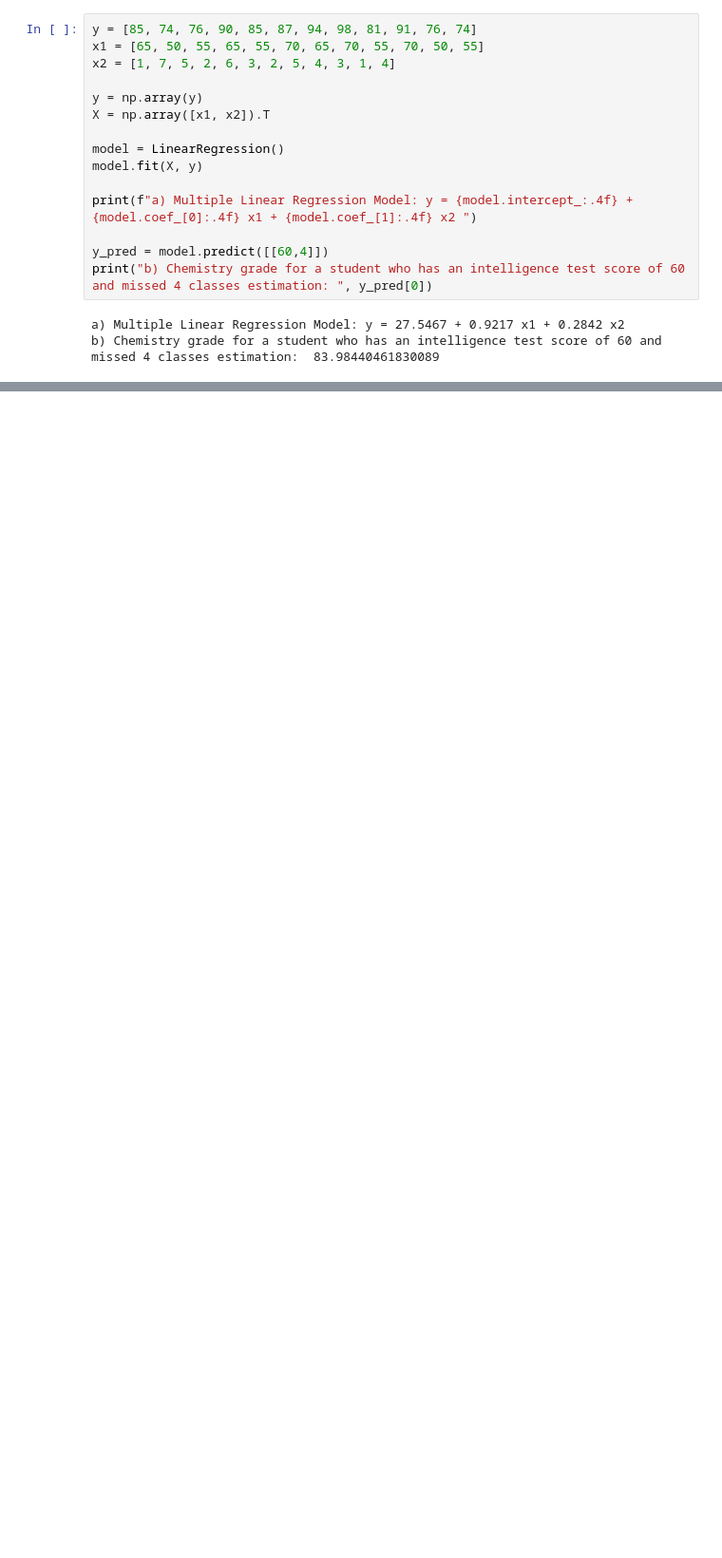
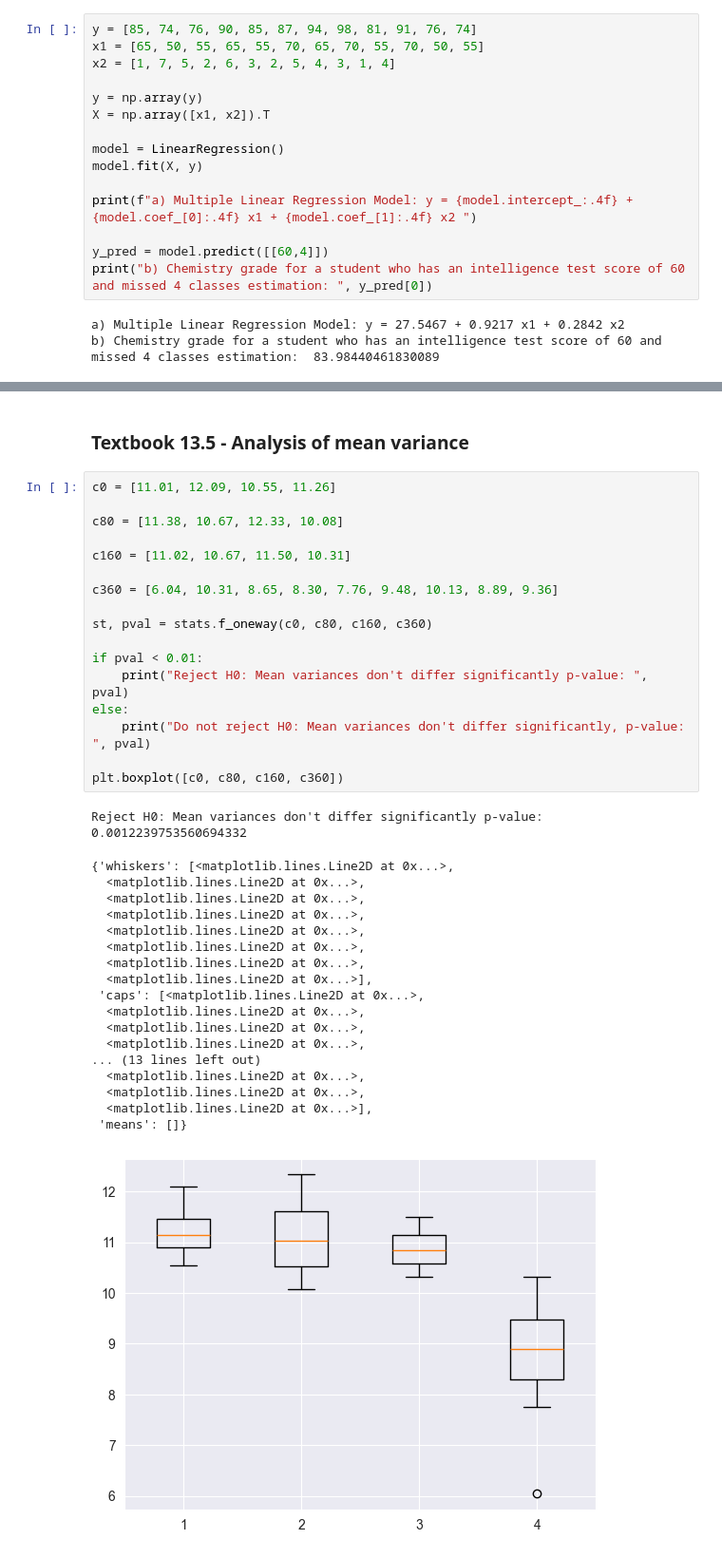
Before and after one commit to JotaN98/MScDataScience_AI, a Jupyter notebook: Statistics/Textbook_Exercises.ipynb, the cells around one changed output, grey strips where cells are left out. Shown at 95% size. Drawn from its saved outputs; the diff is of its cells as text; blank space fills up the shorter version.

```diff
--- a/Statistics/Textbook_Exercises.ipynb
+++ b/Statistics/Textbook_Exercises.ipynb
@@ -124,0 +256,39 @@ b) Chemistry grade for a student who has an intelligence test score of 60 and mi
+# %% [markdown]
+### Textbook 13.5 - Analysis of mean variance
+# %%
+c0 = [11.01, 12.09, 10.55, 11.26]
+
+c80 = [11.38, 10.67, 12.33, 10.08]
+
+c160 = [11.02, 10.67, 11.50, 10.31]
+
+c360 = [6.04, 10.31, 8.65, 8.30, 7.76, 9.48, 10.13, 8.89, 9.36]
+
+st, pval = stats.f_oneway(c0, c80, c160, c360)
+
+if pval < 0.01:
+    print("Reject H0: Mean variances don't differ significantly p-value: ", pval)
+else:
+    print("Do not reject H0: Mean variances don't differ significantly, p-value: ", pval)
+
+plt.boxplot([c0, c80, c160, c360])
+# %% [output]
+Reject H0: Mean variances don't differ significantly p-value:  0.0012239753560694332
+{'whiskers': [<matplotlib.lines.Line2D at 0x...>,
+  <matplotlib.lines.Line2D at 0x...>,
+  <matplotlib.lines.Line2D at 0x...>,
+  <matplotlib.lines.Line2D at 0x...>,
+  <matplotlib.lines.Line2D at 0x...>,
+  <matplotlib.lines.Line2D at 0x...>,
+  <matplotlib.lines.Line2D at 0x...>,
+  <matplotlib.lines.Line2D at 0x...>],
+ 'caps': [<matplotlib.lines.Line2D at 0x...>,
+  <matplotlib.lines.Line2D at 0x...>,
+  <matplotlib.lines.Line2D at 0x...>,
+  <matplotlib.lines.Line2D at 0x...>,
+... (13 lines left out)
+  <matplotlib.lines.Line2D at 0x...>,
+  <matplotlib.lines.Line2D at 0x...>,
+  <matplotlib.lines.Line2D at 0x...>],
+ 'means': []}
+[figure, added]
```
Also changed, not shown: parts of 30 cells of this notebook.
